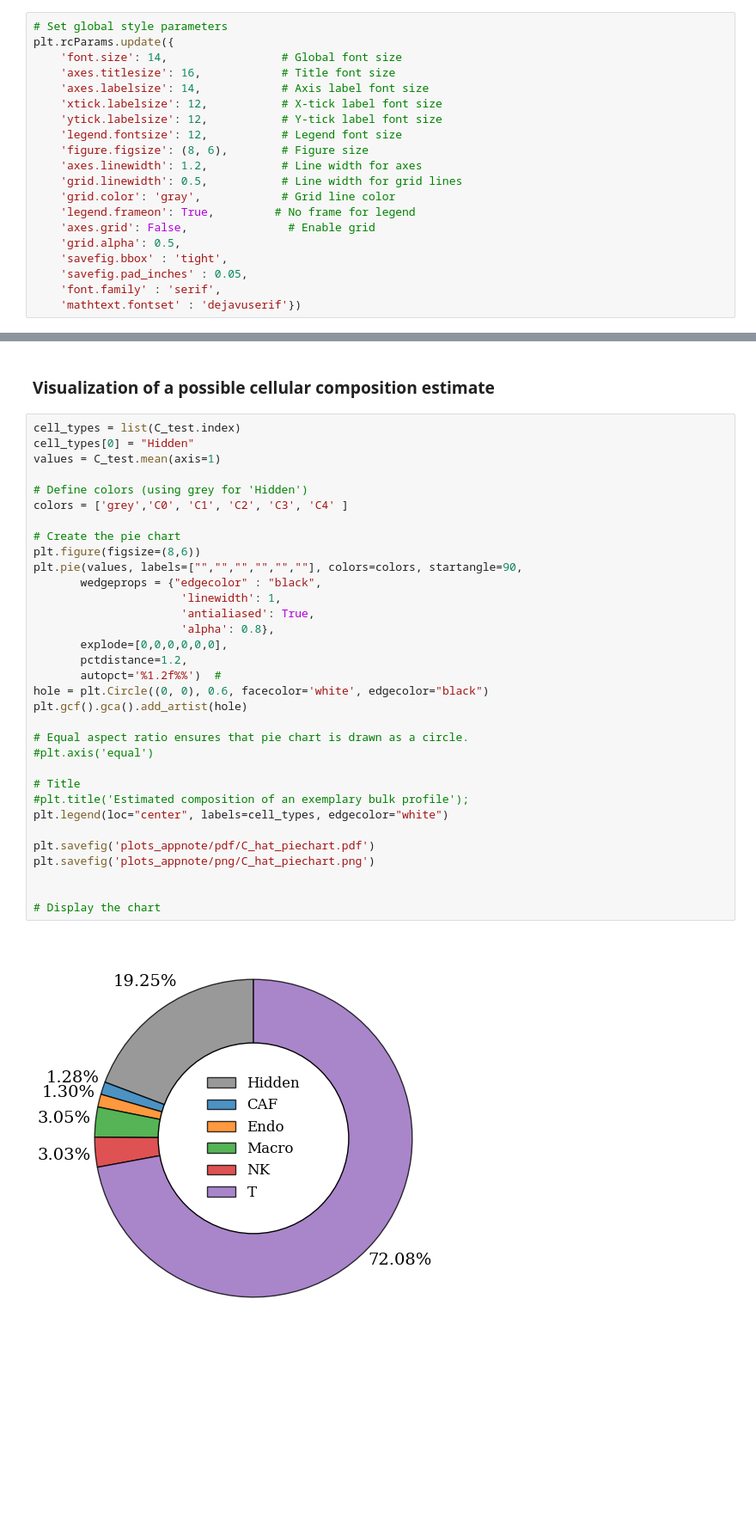
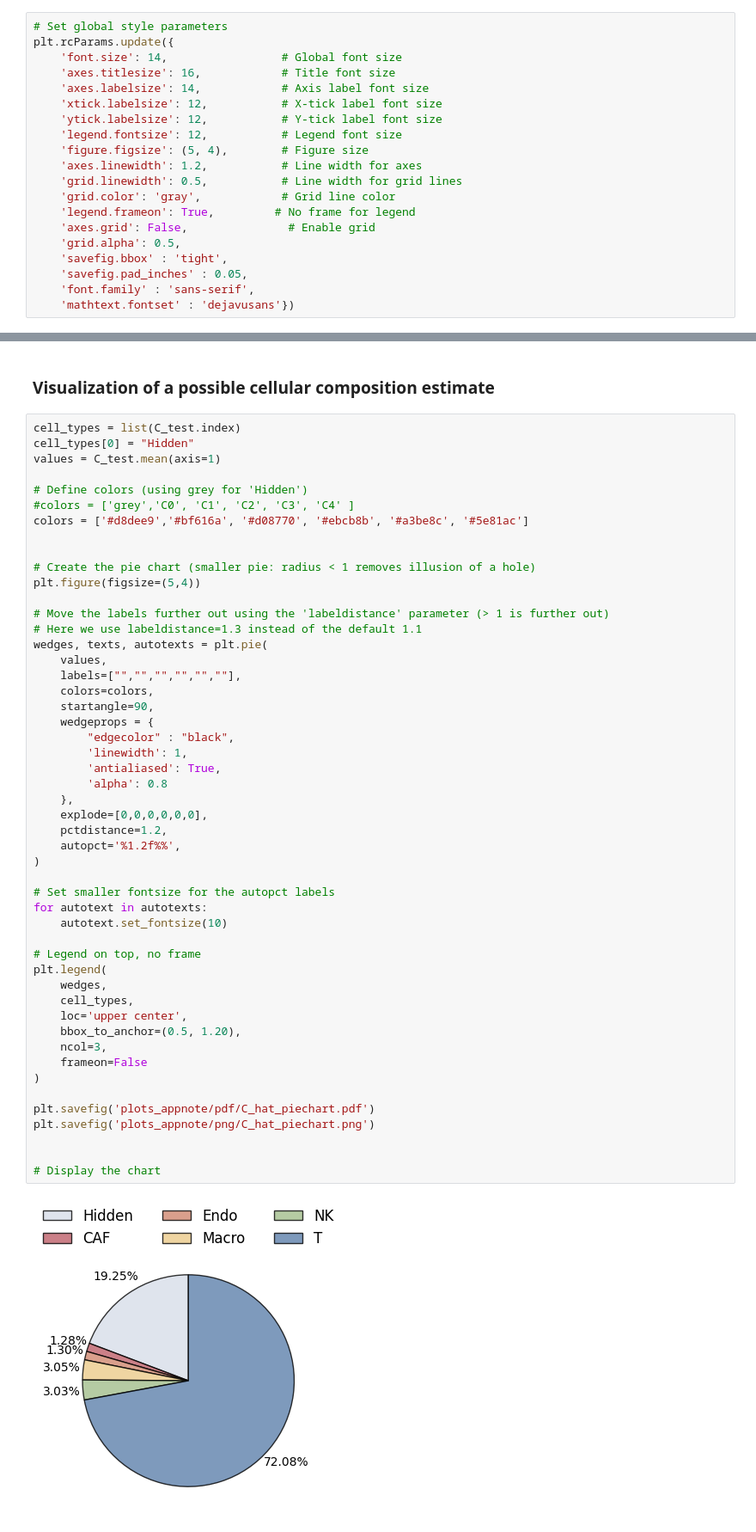
Before and after one commit to Deconomix/Deconomix, a Jupyter notebook: examples/Example-Plots_for_Application_Note.ipynb, the cells around one changed output, grey strips where cells are left out. Shown at 86% size. Drawn from its saved outputs; the diff is of its cells as text; blank space fills up the shorter version.

```diff
--- a/examples/Example-Plots_for_Application_Note.ipynb
+++ b/examples/Example-Plots_for_Application_Note.ipynb
@@ -21,7 +21,7 @@ plt.rcParams.update({
     'xtick.labelsize': 12,           # X-tick label font size
     'ytick.labelsize': 12,           # Y-tick label font size
     'legend.fontsize': 12,           # Legend font size
-    'figure.figsize': (8, 6),        # Figure size
+    'figure.figsize': (5, 4),        # Figure size
     'axes.linewidth': 1.2,           # Line width for axes
     'grid.linewidth': 0.5,           # Line width for grid lines
     'grid.color': 'gray',            # Grid line color
@@ -30,8 +30,8 @@ plt.rcParams.update({
     'grid.alpha': 0.5,
     'savefig.bbox' : 'tight',
     'savefig.pad_inches' : 0.05,
-    'font.family' : 'serif',
-    'mathtext.fontset' : 'dejavuserif'})
+    'font.family' : 'sans-serif',
+    'mathtext.fontset' : 'dejavusans'})
 # %%
 test, train = deconomix.utils.load_example()
 # %% [output]
@@ -88,36 +109,53 @@ plt.savefig("plots_appnote/png/geneweights_vs_naive_NK_training.png")
 # %%
 cell_types = list(C_test.index)
 cell_types[0] = "Hidden"
 values = C_test.mean(axis=1)
 
 # Define colors (using grey for 'Hidden')
-colors = ['grey','C0', 'C1', 'C2', 'C3', 'C4' ]
+#colors = ['grey','C0', 'C1', 'C2', 'C3', 'C4' ]
+colors = ['#d8dee9','#bf616a', '#d08770', '#ebcb8b', '#a3be8c', '#5e81ac']
 
-# Create the pie chart
-plt.figure(figsize=(8,6))
-plt.pie(values, labels=["","","","","",""], colors=colors, startangle=90,
-       wedgeprops = {"edgecolor" : "black",
-                      'linewidth': 1,
-                      'antialiased': True,
-                      'alpha': 0.8},
-       explode=[0,0,0,0,0,0],
-       pctdistance=1.2,
-       autopct='%1.2f%%')  #
-hole = plt.Circle((0, 0), 0.6, facecolor='white', edgecolor="black")
-plt.gcf().gca().add_artist(hole)
 
-# Equal aspect ratio ensures that pie chart is drawn as a circle.
-#plt.axis('equal')
+# Create the pie chart (smaller pie: radius < 1 removes illusion of a hole)
+plt.figure(figsize=(5,4))
 
-# Title
-#plt.title('Estimated composition of an exemplary bulk profile');
-plt.legend(loc="center", labels=cell_types, edgecolor="white")
+# Move the labels further out using the 'labeldistance' parameter (> 1 is further out)
+# Here we use labeldistance=1.3 instead of the default 1.1
+wedges, texts, autotexts = plt.pie(
+    values,
+    labels=["","","","","",""],
+    colors=colors,
+    startangle=90,
+    wedgeprops = {
+        "edgecolor" : "black",
+        'linewidth': 1,
+        'antialiased': True,
+        'alpha': 0.8
+    },
+    explode=[0,0,0,0,0,0],
+    pctdistance=1.2,
+    autopct='%1.2f%%',
+)
+
+# Set smaller fontsize for the autopct labels
+for autotext in autotexts:
+    autotext.set_fontsize(10)
+
+# Legend on top, no frame
+plt.legend(
+    wedges,
+    cell_types,
+    loc='upper center',
+    bbox_to_anchor=(0.5, 1.20),
+    ncol=3,
+    frameon=False
+)
 
 plt.savefig('plots_appnote/pdf/C_hat_piechart.pdf')
 plt.savefig('plots_appnote/png/C_hat_piechart.png')
 
 
 # Display the chart
 # %% [output]
-[figure, old version]
+[figure, new version]
 # %%
```
Also changed, not shown: parts of 6 cells of this notebook.
